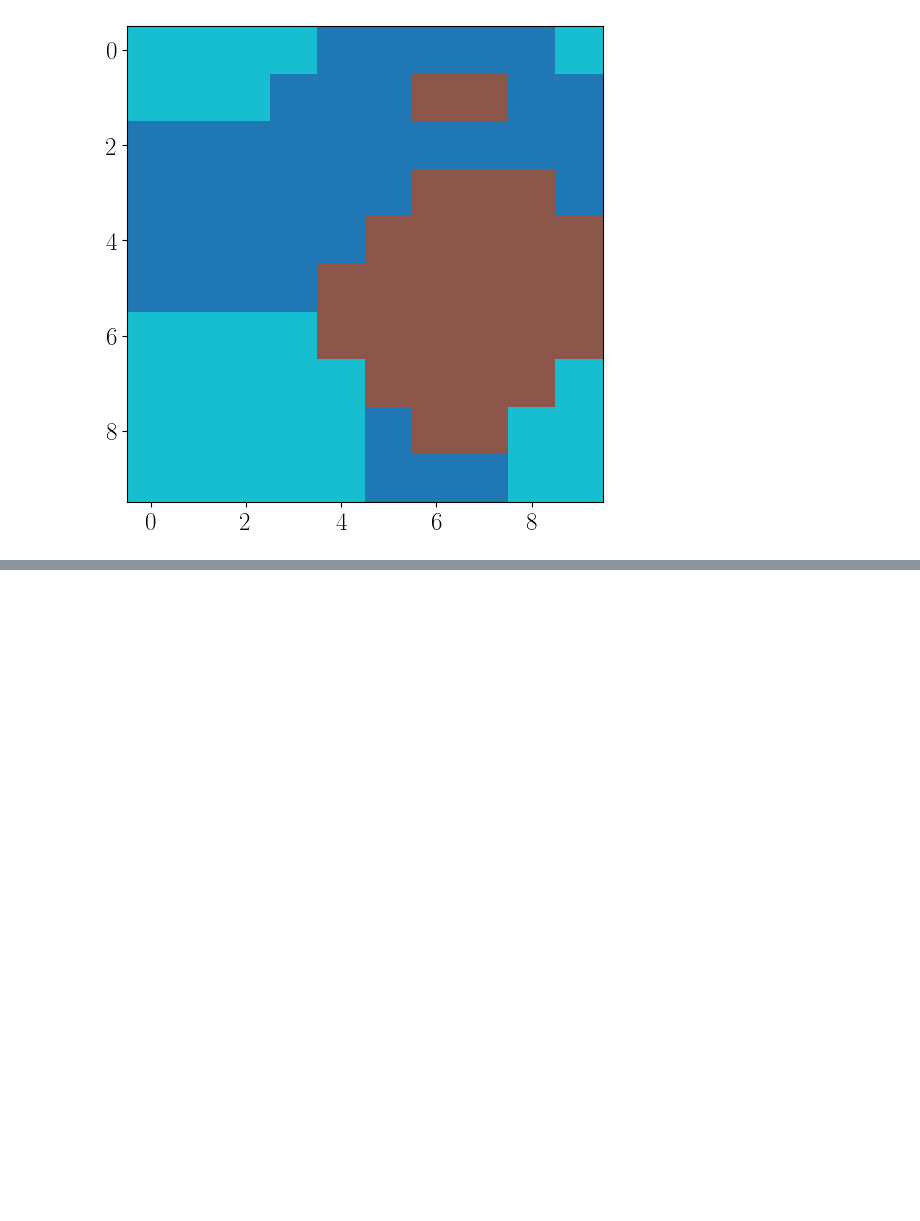
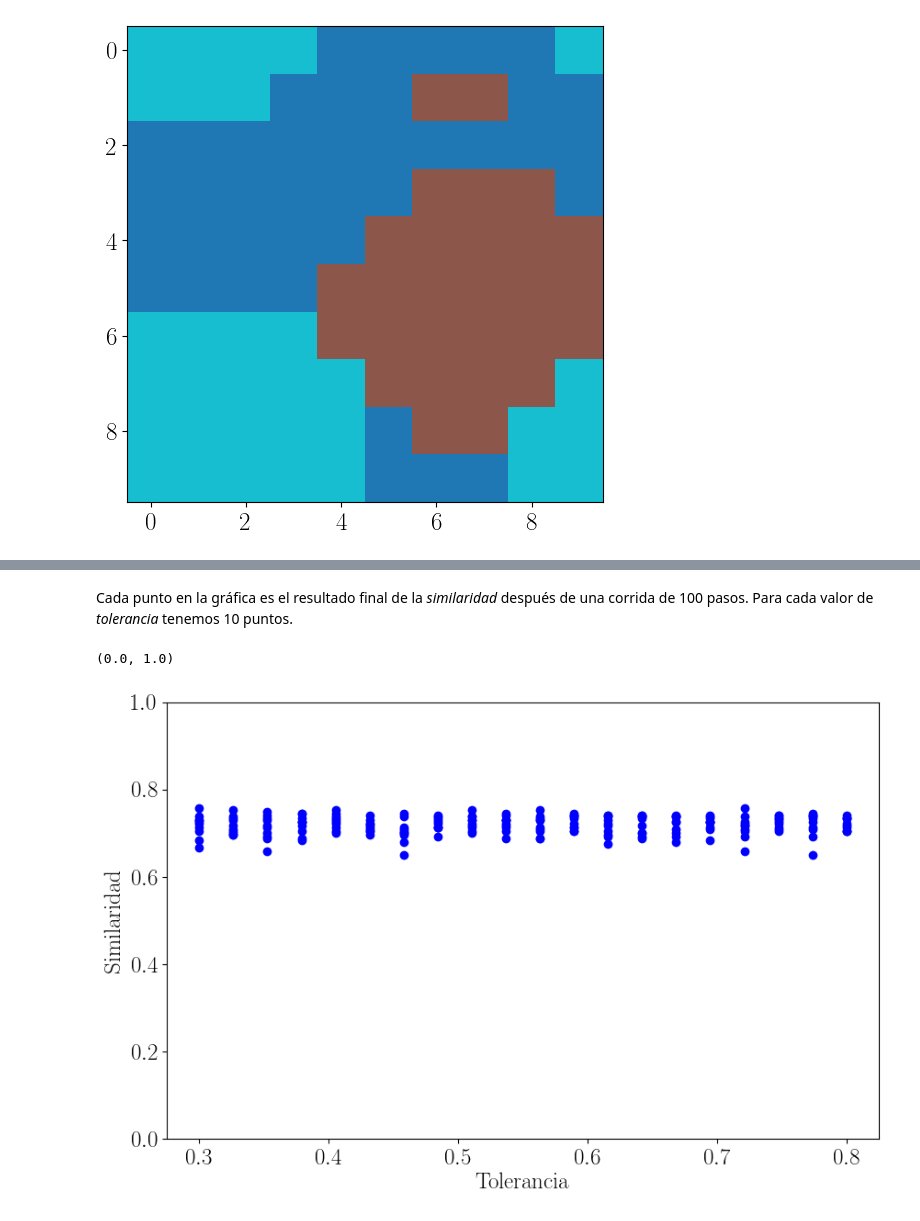
Before and after one commit to saac/ComplexModeling8364, a Jupyter notebook: JupyterNotebooks/ABM_Schelling.ipynb, the cells around one changed output, grey strips where cells are left out. Drawn from its saved outputs; the diff is of its cells as text; code cells hidden in the pictures; blank space fills up the shorter version.

```diff
--- a/JupyterNotebooks/ABM_Schelling.ipynb
+++ b/JupyterNotebooks/ABM_Schelling.ipynb
@@ -426,0 +630,3 @@ plt.imshow(matrix_grid, cmap='tab10', interpolation='nearest')
+# %%
+fixed_params = {'ancho':10,'largo':10, 'cantidad': 60}
+variable_params  = {'tolerancia':np.linspace(0.3,0.8,num=20)}
@@ -426,0 +635,15 @@ plt.imshow(matrix_grid, cmap='tab10', interpolation='nearest')
+# %%
+batch_run = BatchRunner(
+    ModeloSchelling,
+    variable_params,
+    fixed_params,
+    iterations=10,
+    max_steps=100,
+    model_reporters={"Similaridad": simi}
+)
+# %%
+# Ejecutamos el batch run
+batch_run.run_all()
+# %%
+# obtenemos los datos de la propiedad del que medimos de nuestro modelo
+datos  = batch_run.get_model_vars_dataframe()
@@ -426,0 +666,10 @@ plt.imshow(matrix_grid, cmap='tab10', interpolation='nearest')
+# %% [markdown]
+Cada punto en la gráfica es el resultado final de la _similaridad_ después de una corrida de 100 pasos. Para cada valor de _tolerancia_ tenemos 10 puntos.
+# %%
+plt.plot(datos.tolerancia, datos.Similaridad,'bo')
+plt.xlabel('Tolerancia')
+plt.ylabel('Similaridad')
+plt.ylim(0,1)
+# %% [output]
+(0.0, 1.0)
+[figure, added]
```
Also changed, not shown: parts of 26 cells of this notebook.
